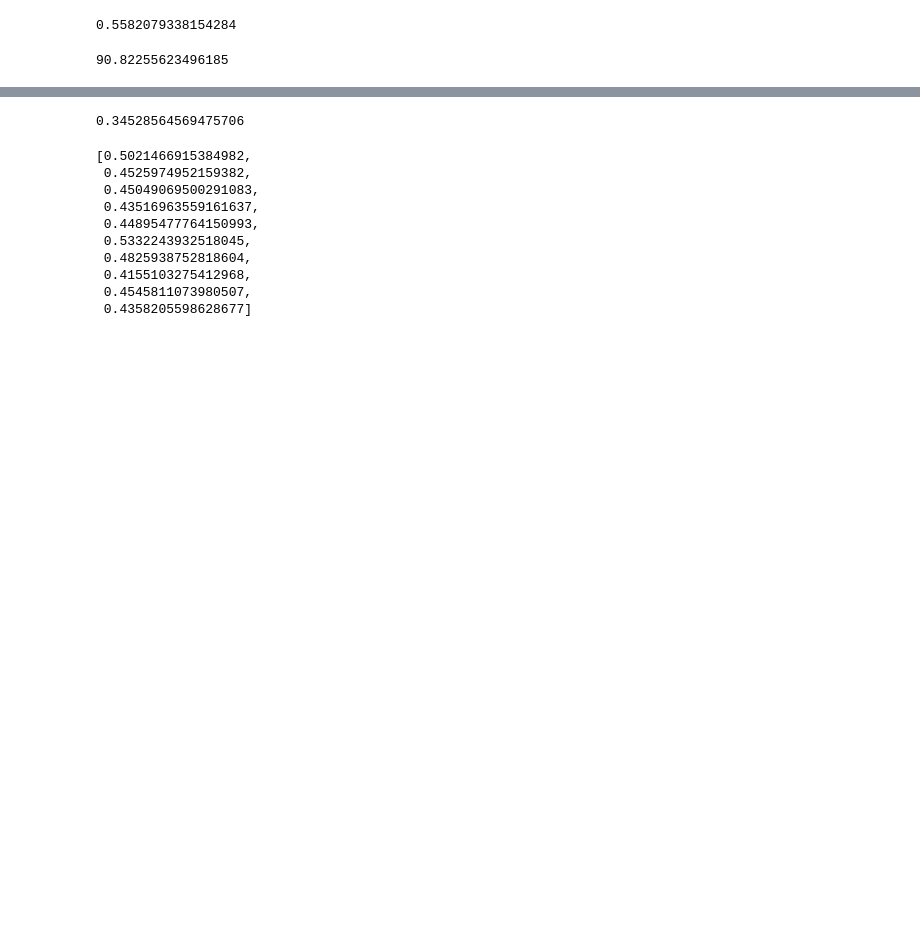
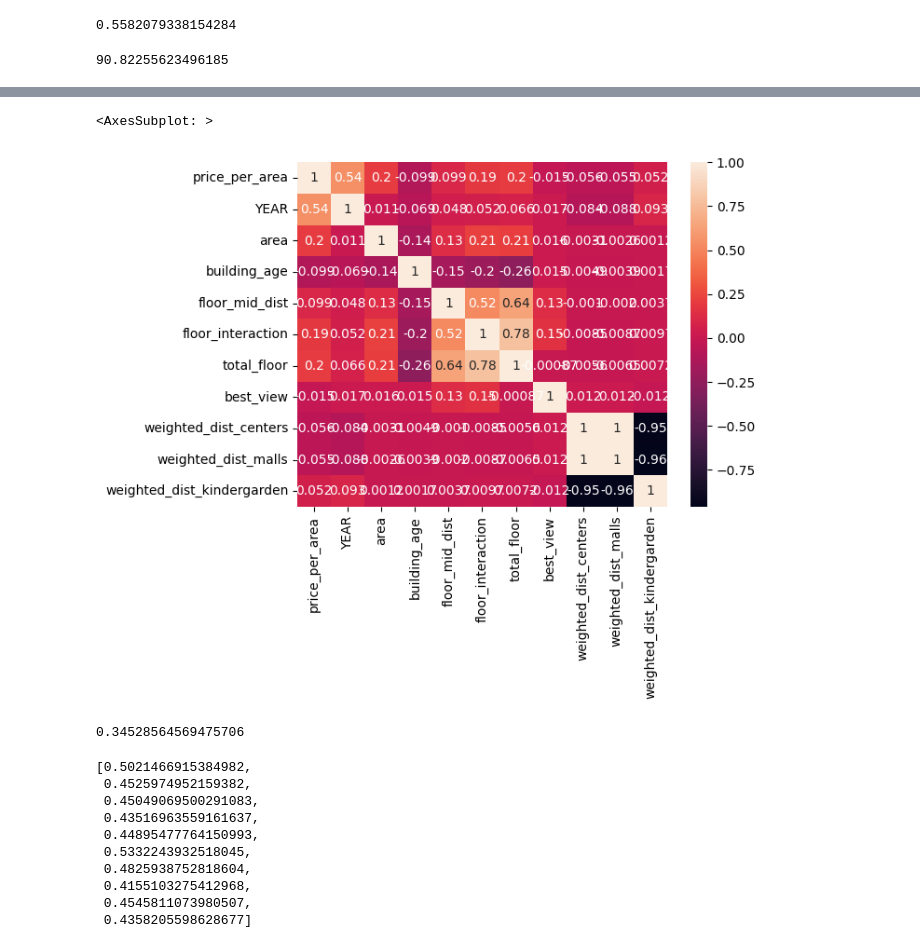
Before and after one commit to CodeForse/Diploma-, a Jupyter notebook: linear_models/linear_regression.ipynb, the cells around one changed output, grey strips where cells are left out. Saved outputs shown, nothing was run; the diff lists cells and outputs as text; code cells hidden in the pictures; blank space fills up the shorter version.

```diff
--- a/linear_models/linear_regression.ipynb
+++ b/linear_models/linear_regression.ipynb
@@ -231,3 +319,9 @@ LinearRegression().fit(x,y).coef_[7]*2023
+# %%
+sns.heatmap(df_join[['price_per_area', 'YEAR','area','building_age','floor_mid_dist', 'floor_interaction','total_floor','best_view', 'weighted_dist_centers',
+       'weighted_dist_malls', 'weighted_dist_kindergarden']].corr(),annot=True)
+# %% [output]
+<AxesSubplot: >
+[figure, added]
 # %%
 x = df_join[['building_age', 'area',
        'best_view', 'weighted_dist_centers',
```
Also changed, not shown: parts of 17 cells of this notebook, 3 other files.
